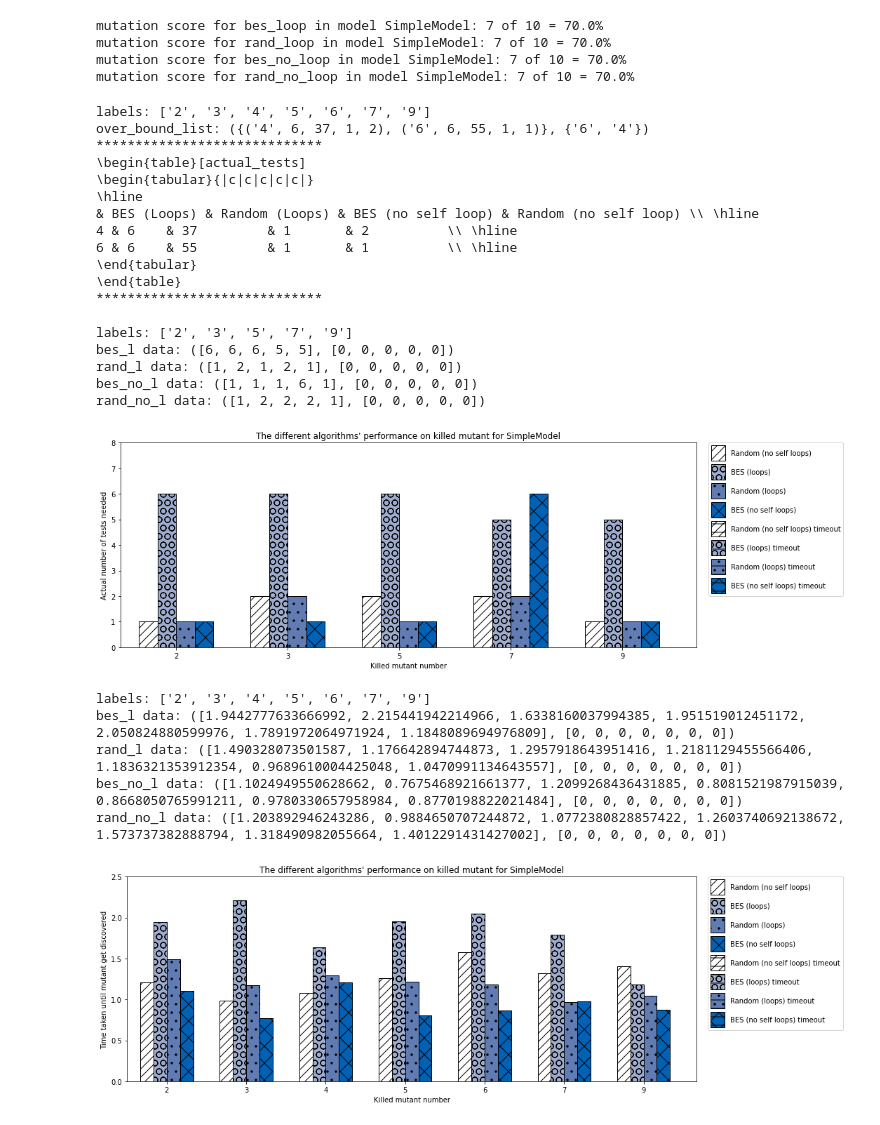
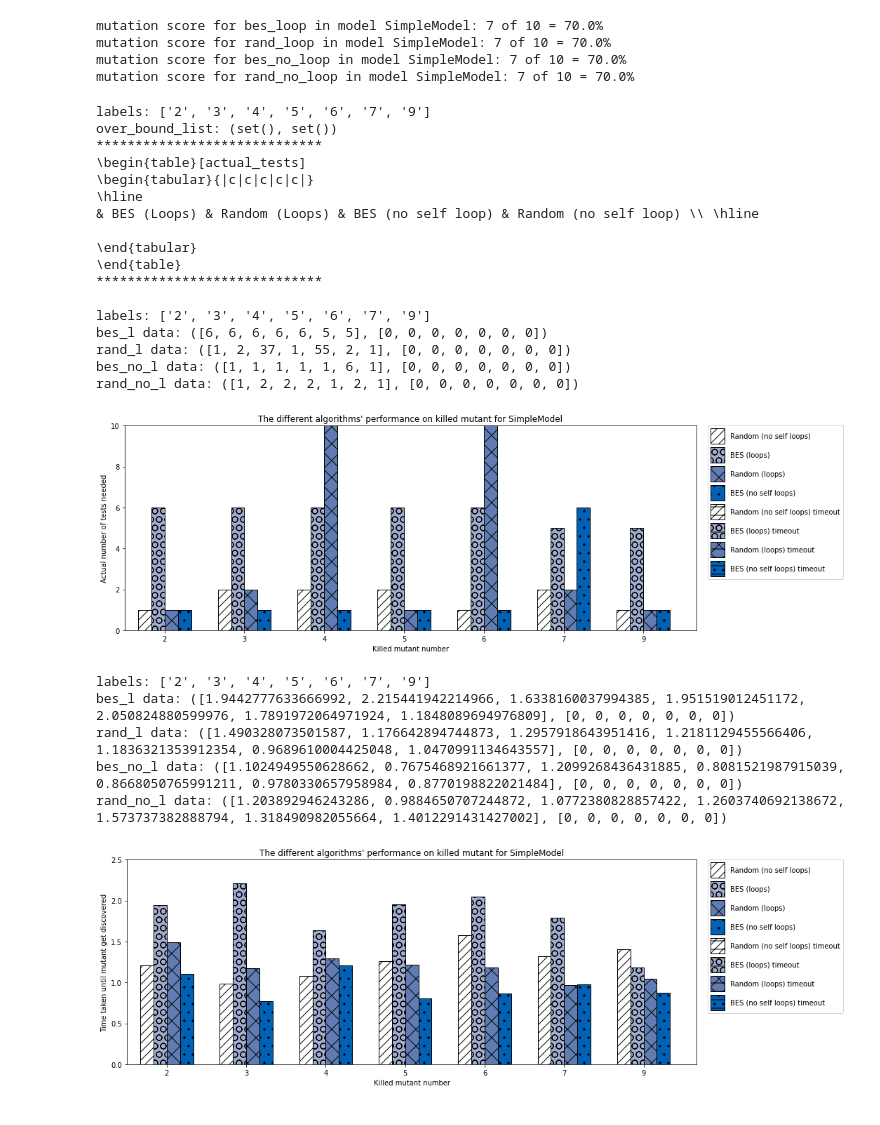
Before and after one commit to nour95/analysis, a Jupyter notebook: simple_mutants/analysis/plot_simple.ipynb, the cells around one changed output. Saved outputs shown, nothing was run; the diff lists cells and outputs as text; code cells hidden in the pictures.

Commit message:
make mutants figures easier

```diff
--- a/simple_mutants/analysis/plot_simple.ipynb
+++ b/simple_mutants/analysis/plot_simple.ipynb
@@ -85,7 +85,7 @@ creteria =  'actual_tests'# 'time_taken' # 'actual_tests'
 c_lists = get_cretiera_all_desired_m(dfs, desired_mutants, creteria, 0)
 (bes_lo_c, rand_lo_c, bes_no_lo_c, rand_no_lo_c) = c_lists
 
-over_bound_list = get_over_bound_element(c_lists, desired_mutants, 30)
+over_bound_list = get_over_bound_element(c_lists, desired_mutants, 60) #30)
 print(f'over_bound_list: {over_bound_list}')
 latex = latex_table_maker(creteria, over_bound_list[0])
 print("*****************************")
@@ -93,44 +93,43 @@ print(latex)
 print("*****************************")
 print()
 
 new_desired_mutants = extract_desired_without_over_bound(desired_mutants, over_bound_list[1])
 labels = new_desired_mutants
 print(f'labels: {labels}')
 
 c_lists = get_cretiera_all_desired_m(dfs, new_desired_mutants, creteria, 0, 120)
 (bes_lo_c, rand_lo_c, bes_no_lo_c, rand_no_lo_c) = c_lists
 
 
 
 
 
 d_map['y_label'] = "Actual number of tests needed"
 d_map['comp_type'] = creteria
-d_map['x_lim'] = 14
-d_map['y_lim'] = 8
+d_map['x_lim'] = 20 #14
+d_map['y_lim'] = 10 #8
 
 
 plot_4_bars(labels, c_lists, d_map)
 # %% [output]
 labels: ['2', '3', '4', '5', '6', '7', '9']
-over_bound_list: ({('4', 6, 37, 1, 2), ('6', 6, 55, 1, 1)}, {'6', '4'})
+over_bound_list: (set(), set())
 *****************************
 \begin{table}[actual_tests]
 \begin{tabular}{|c|c|c|c|c|}
 \hline
 & BES (Loops) & Random (Loops) & BES (no self loop) & Random (no self loop) \\ \hline
-4 & 6    & 37         & 1       & 2          \\ \hline
-6 & 6    & 55         & 1       & 1          \\ \hline
+
 \end{tabular}
 \end{table}
 *****************************
 
-labels: ['2', '3', '5', '7', '9']
-bes_l data: ([6, 6, 6, 5, 5], [0, 0, 0, 0, 0])
-rand_l data: ([1, 2, 1, 2, 1], [0, 0, 0, 0, 0])
-bes_no_l data: ([1, 1, 1, 6, 1], [0, 0, 0, 0, 0])
-rand_no_l data: ([1, 2, 2, 2, 1], [0, 0, 0, 0, 0])
+labels: ['2', '3', '4', '5', '6', '7', '9']
+bes_l data: ([6, 6, 6, 6, 6, 5, 5], [0, 0, 0, 0, 0, 0, 0])
+rand_l data: ([1, 2, 37, 1, 55, 2, 1], [0, 0, 0, 0, 0, 0, 0])
+bes_no_l data: ([1, 1, 1, 1, 1, 6, 1], [0, 0, 0, 0, 0, 0, 0])
+rand_no_l data: ([1, 2, 2, 2, 1, 2, 1], [0, 0, 0, 0, 0, 0, 0])
-[figure, old version]
+[figure, new version]
 # %%
 # time_requierd
 
@@ -164,7 +163,7 @@ bes_l data: ([1.9442777633666992, 2.215441942214966, 1.6338160037994385, 1.95151
 rand_l data: ([1.490328073501587, 1.176642894744873, 1.2957918643951416, 1.2181129455566406, 1.1836321353912354, 0.9689610004425048, 1.0470991134643557], [0, 0, 0, 0, 0, 0, 0])
 bes_no_l data: ([1.1024949550628662, 0.7675468921661377, 1.2099268436431885, 0.8081521987915039, 0.8668050765991211, 0.9780330657958984, 0.8770198822021484], [0, 0, 0, 0, 0, 0, 0])
 rand_no_l data: ([1.203892946243286, 0.9884650707244872, 1.0772380828857422, 1.2603740692138672, 1.573737382888794, 1.318490982055664, 1.4012291431427002], [0, 0, 0, 0, 0, 0, 0])
-[figure, old version]
+[figure, new version]
 # %%
 # depth
 creteria = 'depth'
```
Also changed, not shown: parts of 1 cell of this notebook, 22 other files.
